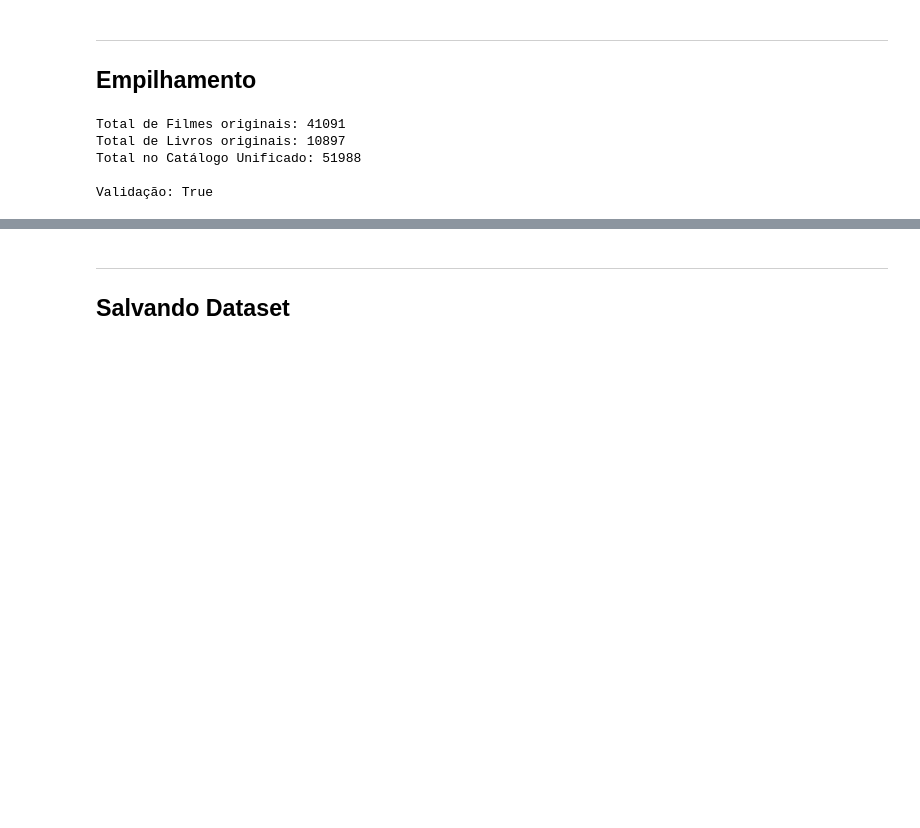
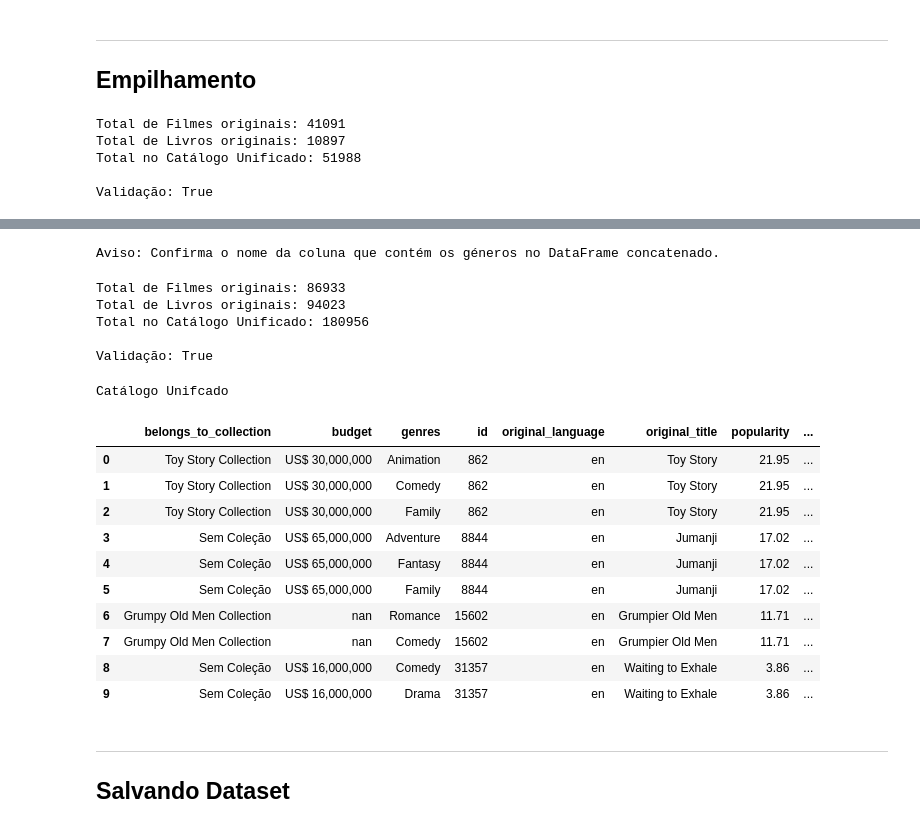
Before and after one commit to AleCecilio/entertainment_industry_performance_analysis, a Jupyter notebook: notebooks/01_data_engineering/15_unified_media_catalog.ipynb, the cells around one changed output, grey strips where cells are left out. Saved outputs shown, nothing was run; the diff lists cells and outputs as text; code cells hidden in the pictures; blank space fills up the shorter version.

Commit message:
salvando e criando tabela de mída unificada com generos explodidos

```diff
--- a/notebooks/01_data_engineering/15_unified_media_catalog.ipynb
+++ b/notebooks/01_data_engineering/15_unified_media_catalog.ipynb
@@ -118,6 +127,7 @@ df_books.rename(columns={'book_id': 'id'}, inplace=True)
 # %%
 # Conversão de Tipos Para Salvamento Futuro
 df_books['producer_company'] = df_books['producer_company'].apply(lambda x: [x])
+df_genres_books['producer_company'] = df_genres_books['producer_company'].apply(lambda x: [x])
 # %% [markdown]
 ---
 ## Carimbo de Domínio
@@ -125,12 +135,16 @@ df_books['producer_company'] = df_books['producer_company'].apply(lambda x: [x])
 # Criando o Carimbo de Domínio (A Nova Chave)
 df_books['media_type'] = 'Book'
 df_movies['media_type'] = 'Movie'
+
+df_genres_books['media_type'] = 'Book'
+df_genres_movies['media_type'] = 'Movie'
 # %% [markdown]
 ---
 ## Empilhamento
 # %%
 # Schema Merge
 df_catalog = pd.concat([df_movies, df_books], ignore_index=True)
+df_genres_catalog = pd.concat([df_genres_movies, df_genres_books], ignore_index=True)
 # %%
 # Checagem de Integridade
 print(f"Total de Filmes originais: {len(df_movies)}")
@@ -162,6 +176,50 @@ Catálogo Unifcado
 | 7 | Sem Coleção | nan | ['Action' 'Adventure' 'Drama' 'Fa... | 45325 | en | Tom and Huck | 2.56 | ... |
 | 8 | Sem Coleção | US$ 35,000,000 | ['Action' 'Adventure' 'Thriller'] | 9091 | en | Sudden Death | 5.23 | ... |
 | 9 | James Bond Collection | US$ 58,000,000 | ['Adventure' 'Action' 'Thriller'] | 710 | en | GoldenEye | 14.69 | ... |
+# %%
+colunas_desejadas = [
+    'title', 'id', 'media_type',
+    'genre', 'global_score', 'total_votes',
+    'popularity_tier','is_elite_engagement'
+]
+
+if 'genre' in df_genres_catalog.columns:
+    df_genres_catalog = df_genres_catalog[colunas_desejadas]
+else:
+    print("Aviso: Confirma o nome da coluna que contém os géneros no DataFrame concatenado.")
+# %% [output]
+Aviso: Confirma o nome da coluna que contém os géneros no DataFrame concatenado.
+# %%
+# Checagem de Integridade
+print(f"Total de Filmes originais: {len(df_genres_movies)}")
+print(f"Total de Livros originais: {len(df_genres_books)}")
+print(f"Total no Catálogo Unificado: {len(df_genres_catalog)}")
+print(f"\nValidação: {len(df_genres_movies) + len(df_genres_books) == len(df_genres_catalog)}")
+# %% [output]
+Total de Filmes originais: 86933
+Total de Livros originais: 94023
+Total no Catálogo Unificado: 180956
+
+Validação: True
+# %%
+display(tb.estilizar_tabela(
+    df=df_genres_catalog,
+    qtd_linhas=10,
+    caption="Catálogo Unifcado"
+))
+# %% [output]
+Catálogo Unifcado
+|  | belongs_to_collection | budget | genres | id | original_language | original_title | popularity | ... |
+| 0 | Toy Story Collection | US$ 30,000,000 | Animation | 862 | en | Toy Story | 21.95 | ... |
+| 1 | Toy Story Collection | US$ 30,000,000 | Comedy | 862 | en | Toy Story | 21.95 | ... |
+| 2 | Toy Story Collection | US$ 30,000,000 | Family | 862 | en | Toy Story | 21.95 | ... |
+| 3 | Sem Coleção | US$ 65,000,000 | Adventure | 8844 | en | Jumanji | 17.02 | ... |
+| 4 | Sem Coleção | US$ 65,000,000 | Fantasy | 8844 | en | Jumanji | 17.02 | ... |
+| 5 | Sem Coleção | US$ 65,000,000 | Family | 8844 | en | Jumanji | 17.02 | ... |
+| 6 | Grumpy Old Men Collection | nan | Romance | 15602 | en | Grumpier Old Men | 11.71 | ... |
+| 7 | Grumpy Old Men Collection | nan | Comedy | 15602 | en | Grumpier Old Men | 11.71 | ... |
+| 8 | Sem Coleção | US$ 16,000,000 | Comedy | 31357 | en | Waiting to Exhale | 3.86 | ... |
+| 9 | Sem Coleção | US$ 16,000,000 | Drama | 31357 | en | Waiting to Exhale | 3.86 | ... |
 # %% [markdown]
 ---
 ## Salvando Dataset
```
Also changed, not shown: parts of 6 cells of this notebook, 2 other files.
